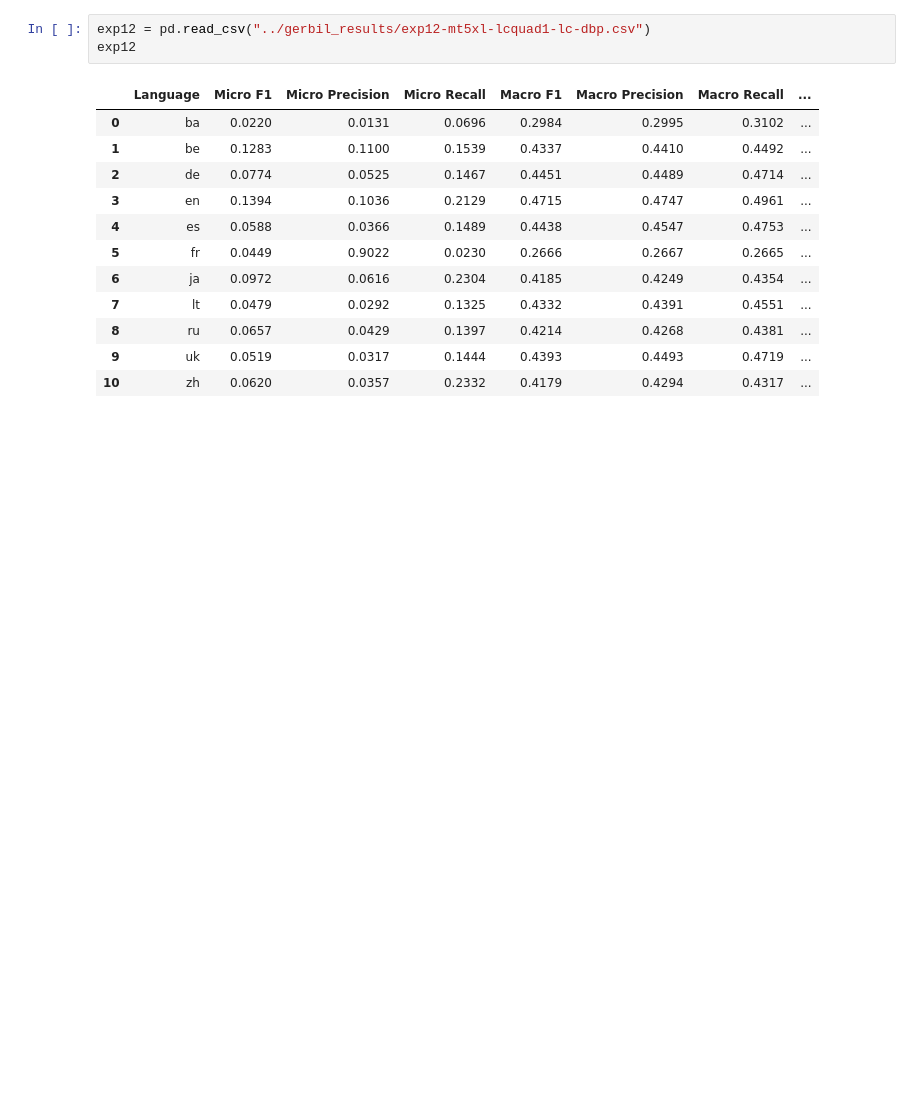
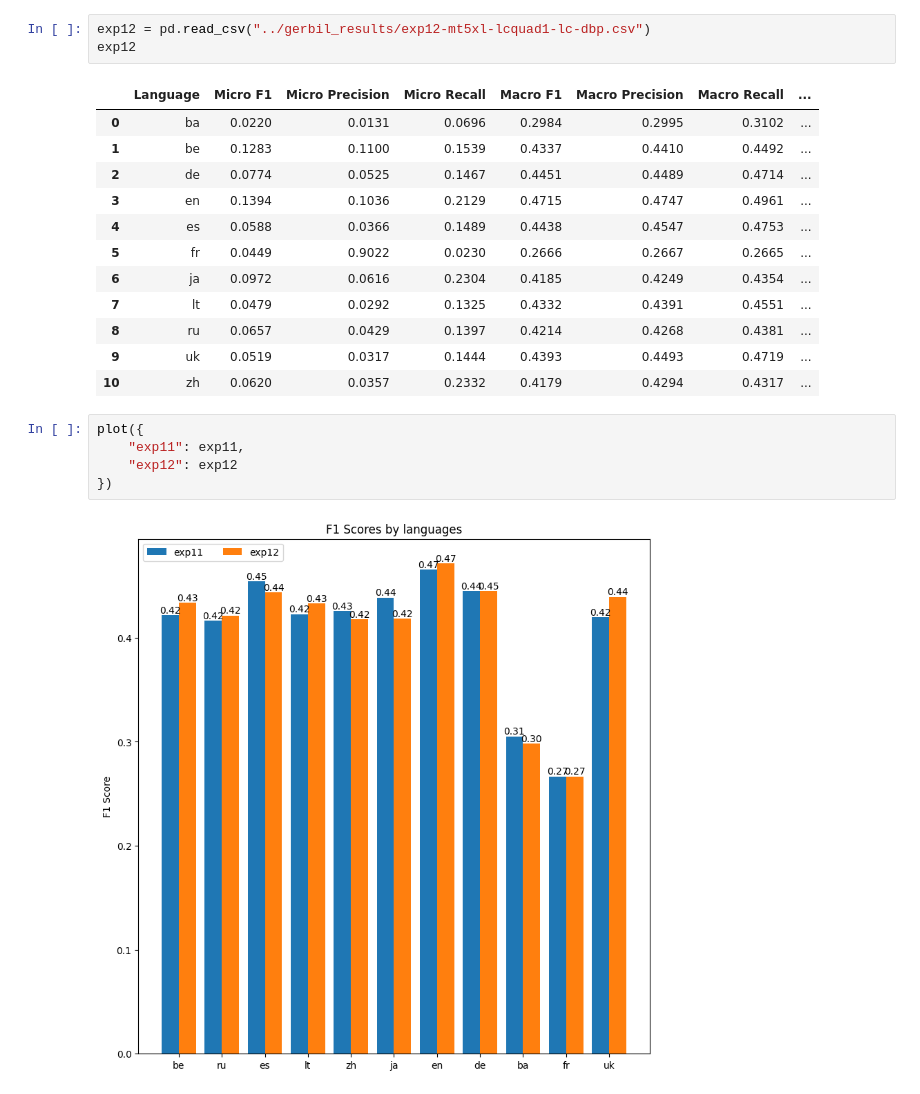
Before and after one commit to dice-group/MST5, a Jupyter notebook: notebooks/eval_results_dbpedia.ipynb, the cells around one changed output. Drawn from its saved outputs; the diff is of its cells as text; blank space fills up the shorter version.

```diff
--- a/notebooks/eval_results_dbpedia.ipynb
+++ b/notebooks/eval_results_dbpedia.ipynb
@@ -199,3 +245,10 @@ exp12
 | 8 | ru | 0.0657 | 0.0429 | 0.1397 | 0.4214 | 0.4268 | 0.4381 | ... |
 | 9 | uk | 0.0519 | 0.0317 | 0.1444 | 0.4393 | 0.4493 | 0.4719 | ... |
 | 10 | zh | 0.0620 | 0.0357 | 0.2332 | 0.4179 | 0.4294 | 0.4317 | ... |
+# %%
+plot({
+    "exp11": exp11,
+    "exp12": exp12
+})
+# %% [output]
+[figure, added]
```
Also changed, not shown: parts of 17 cells of this notebook.
